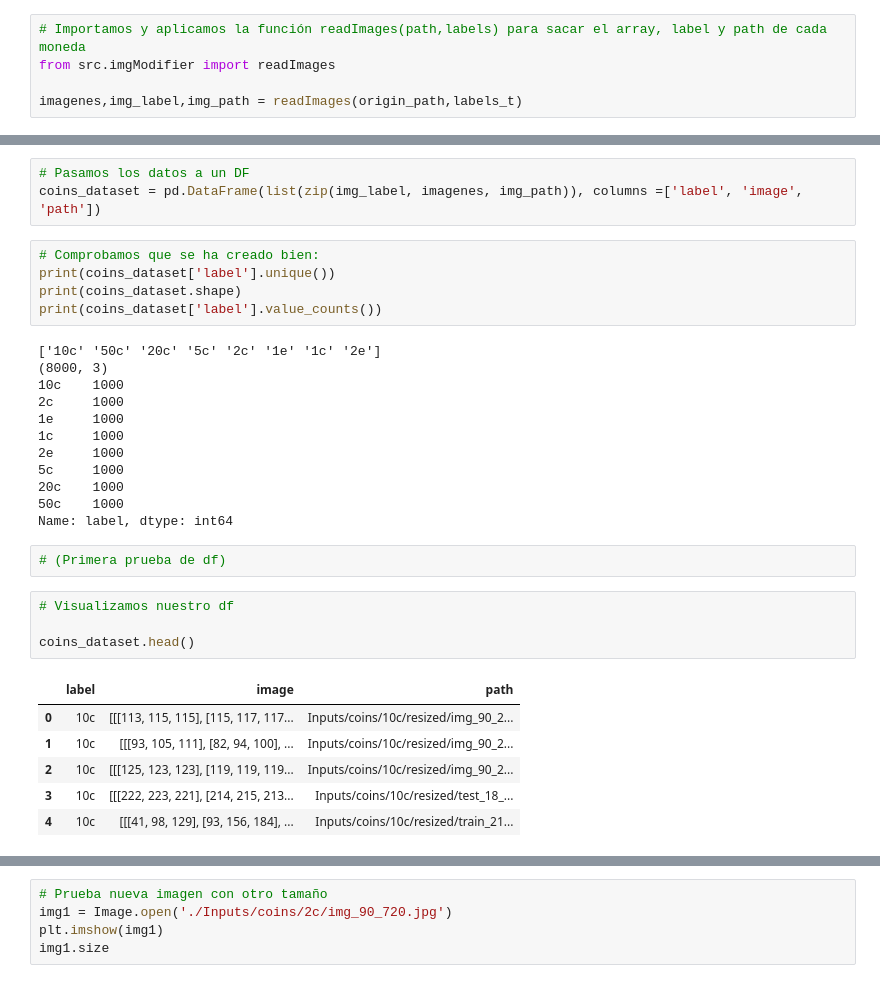
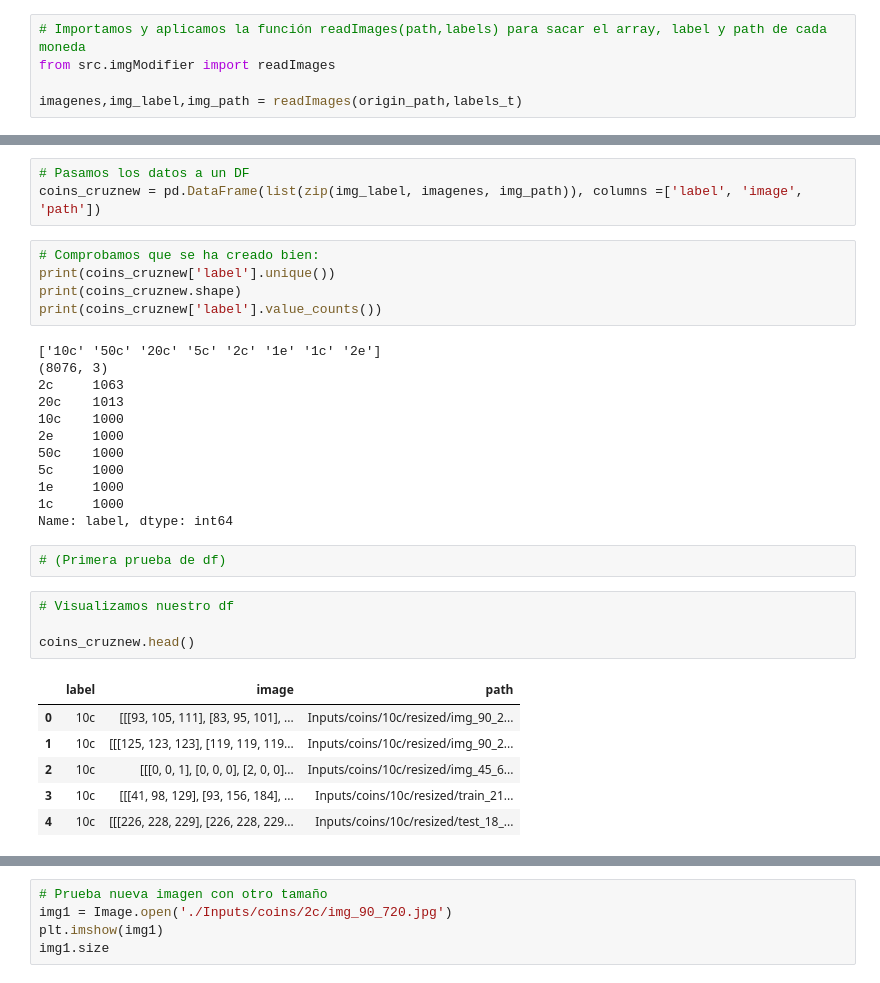
Before and after one commit to Cristina6692/Change-my-money, a Jupyter notebook: Images-pruebas.ipynb, the cells around one changed output, grey strips where cells are left out. Saved outputs shown, nothing was run; the diff lists cells and outputs as text.

```diff
--- a/Images-pruebas.ipynb
+++ b/Images-pruebas.ipynb
@@ -101,35 +105,35 @@ Paths:  8000  Ej:  Inputs/coins/10c/resized/img_90_264.jpg
 # %%
 # Pasamos los datos a un DF
-coins_dataset = pd.DataFrame(list(zip(img_label, imagenes, img_path)), columns =['label', 'image', 'path'])
+coins_cruznew = pd.DataFrame(list(zip(img_label, imagenes, img_path)), columns =['label', 'image', 'path'])
 # %%
 # Comprobamos que se ha creado bien:
-print(coins_dataset['label'].unique())
-print(coins_dataset.shape)
-print(coins_dataset['label'].value_counts())
+print(coins_cruznew['label'].unique())
+print(coins_cruznew.shape)
+print(coins_cruznew['label'].value_counts())
 # %% [output]
 ['10c' '50c' '20c' '5c' '2c' '1e' '1c' '2e']
-(8000, 3)
+(8076, 3)
+2c     1063
+20c    1013
 10c    1000
-2c     1000
+2e     1000
+50c    1000
+5c     1000
 1e     1000
 1c     1000
-2e     1000
-5c     1000
-20c    1000
-50c    1000
 Name: label, dtype: int64
 # %%
 # (Primera prueba de df)
 # %%
 # Visualizamos nuestro df
 
-coins_dataset.head()
+coins_cruznew.head()
 # %% [output]
 |  | label | image | path |
-| 0 | 10c | [[[113, 115, 115], [115, 117, 117... | Inputs/coins/10c/resized/img_90_2... |
-| 1 | 10c | [[[93, 105, 111], [82, 94, 100], ... | Inputs/coins/10c/resized/img_90_2... |
-| 2 | 10c | [[[125, 123, 123], [119, 119, 119... | Inputs/coins/10c/resized/img_90_2... |
-| 3 | 10c | [[[222, 223, 221], [214, 215, 213... | Inputs/coins/10c/resized/test_18_... |
-| 4 | 10c | [[[41, 98, 129], [93, 156, 184], ... | Inputs/coins/10c/resized/train_21... |
+| 0 | 10c | [[[93, 105, 111], [83, 95, 101], ... | Inputs/coins/10c/resized/img_90_2... |
+| 1 | 10c | [[[125, 123, 123], [119, 119, 119... | Inputs/coins/10c/resized/img_90_2... |
+| 2 | 10c | [[[0, 0, 1], [0, 0, 0], [2, 0, 0]... | Inputs/coins/10c/resized/img_45_6... |
+| 3 | 10c | [[[41, 98, 129], [93, 156, 184], ... | Inputs/coins/10c/resized/train_21... |
+| 4 | 10c | [[[226, 228, 229], [226, 228, 229... | Inputs/coins/10c/resized/test_18_... |
 # %%
 # Prueba para ver las monedas que no son del tamaño que queremos para nuestro dataset
```
Also changed, not shown: parts of 13 cells of this notebook, 9 other files.
